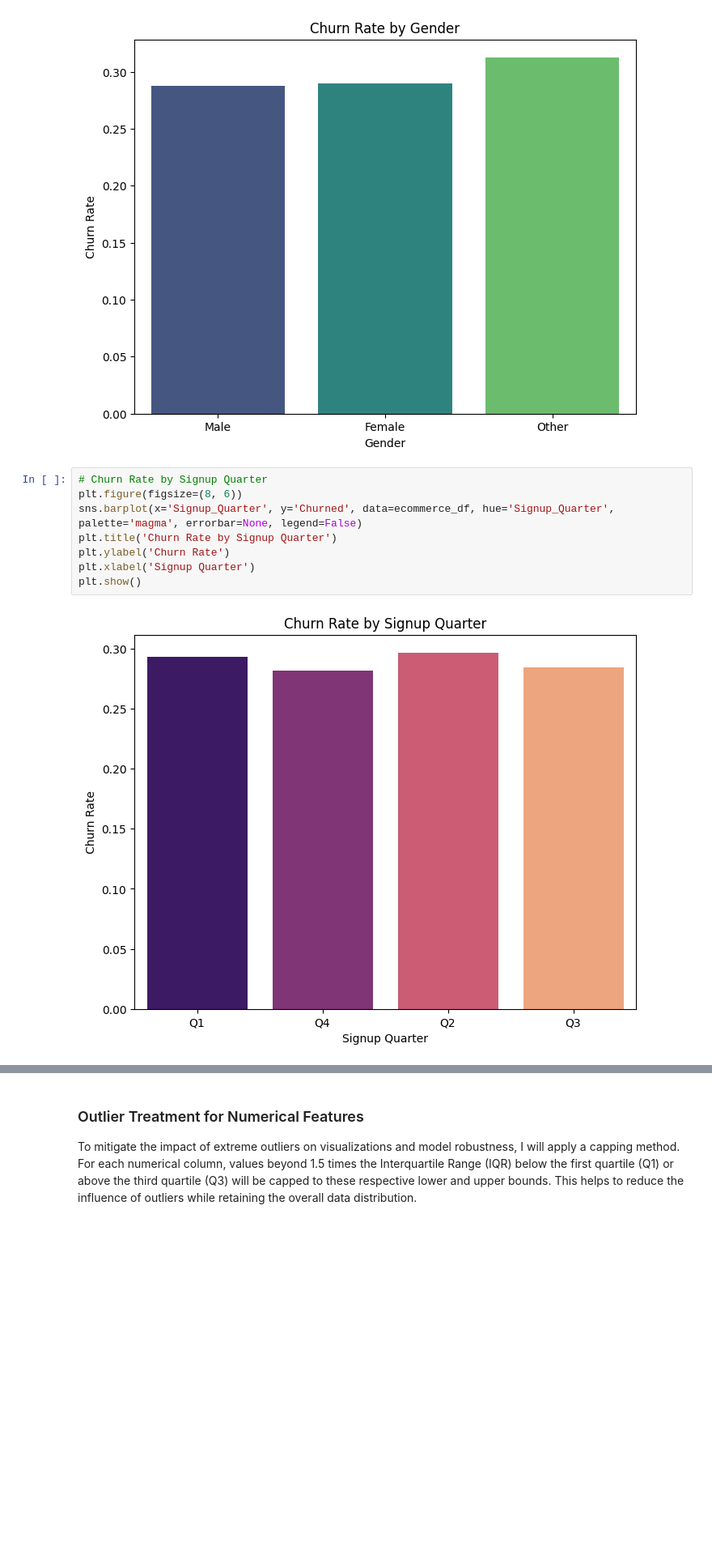
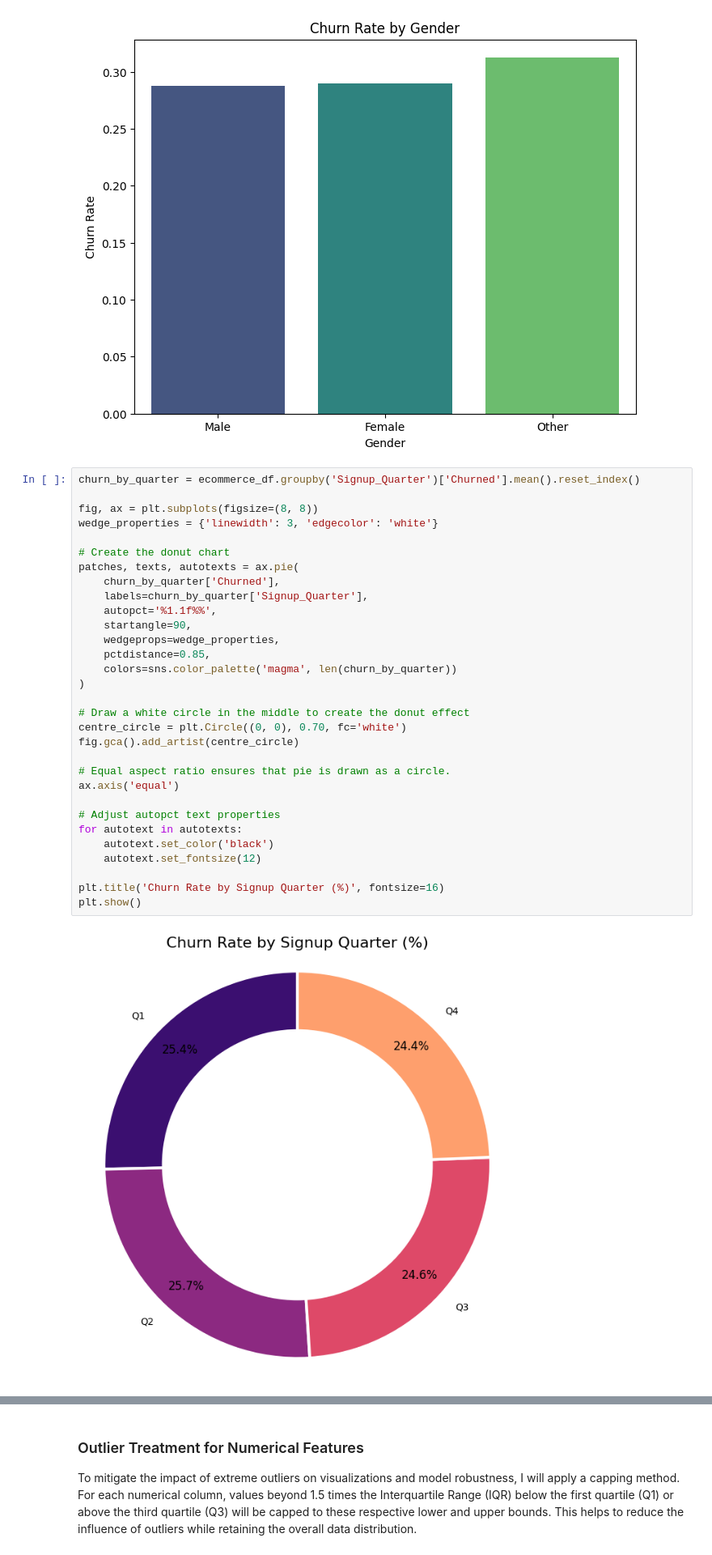
Before and after one commit to TuanNguyenDin/Ecommerce-customer-behavior, a Jupyter notebook: ecommerce_churn.ipynb, the cells around one changed output, grey strips where cells are left out. Shown at 81% size. Saved outputs shown, nothing was run; the diff lists cells and outputs as text; blank space fills up the shorter version.

Commit message:
change churn by quarter to circle chart

```diff
--- a/ecommerce_churn.ipynb
+++ b/ecommerce_churn.ipynb
@@ -222,13 +226,36 @@ plt.xlabel('Gender')
 plt.show()
 # %% [output]
 [figure]
-# %%
-# Churn Rate by Signup Quarter
-plt.figure(figsize=(8, 6))
-sns.barplot(x='Signup_Quarter', y='Churned', data=ecommerce_df, hue='Signup_Quarter', palette='magma', errorbar=None, legend=False)
-plt.title('Churn Rate by Signup Quarter')
-plt.ylabel('Churn Rate')
-plt.xlabel('Signup Quarter')
-plt.show()
-# %% [output]
-[figure, removed]
+# %%
+churn_by_quarter = ecommerce_df.groupby('Signup_Quarter')['Churned'].mean().reset_index()
+
+fig, ax = plt.subplots(figsize=(8, 8))
+wedge_properties = {'linewidth': 3, 'edgecolor': 'white'}
+
+# Create the donut chart
+patches, texts, autotexts = ax.pie(
+    churn_by_quarter['Churned'],
+    labels=churn_by_quarter['Signup_Quarter'],
+    autopct='%1.1f%%',
+    startangle=90,
+    wedgeprops=wedge_properties,
+    pctdistance=0.85,
+    colors=sns.color_palette('magma', len(churn_by_quarter))
+)
+
+# Draw a white circle in the middle to create the donut effect
+centre_circle = plt.Circle((0, 0), 0.70, fc='white')
+fig.gca().add_artist(centre_circle)
+
+# Equal aspect ratio ensures that pie is drawn as a circle.
+ax.axis('equal')
+
+# Adjust autopct text properties
+for autotext in autotexts:
+    autotext.set_color('black')
+    autotext.set_fontsize(12)
+
+plt.title('Churn Rate by Signup Quarter (%)', fontsize=16)
+plt.show()
+# %% [output]
+[figure, added]
```
Also changed, not shown: parts of 16 cells of this notebook.
